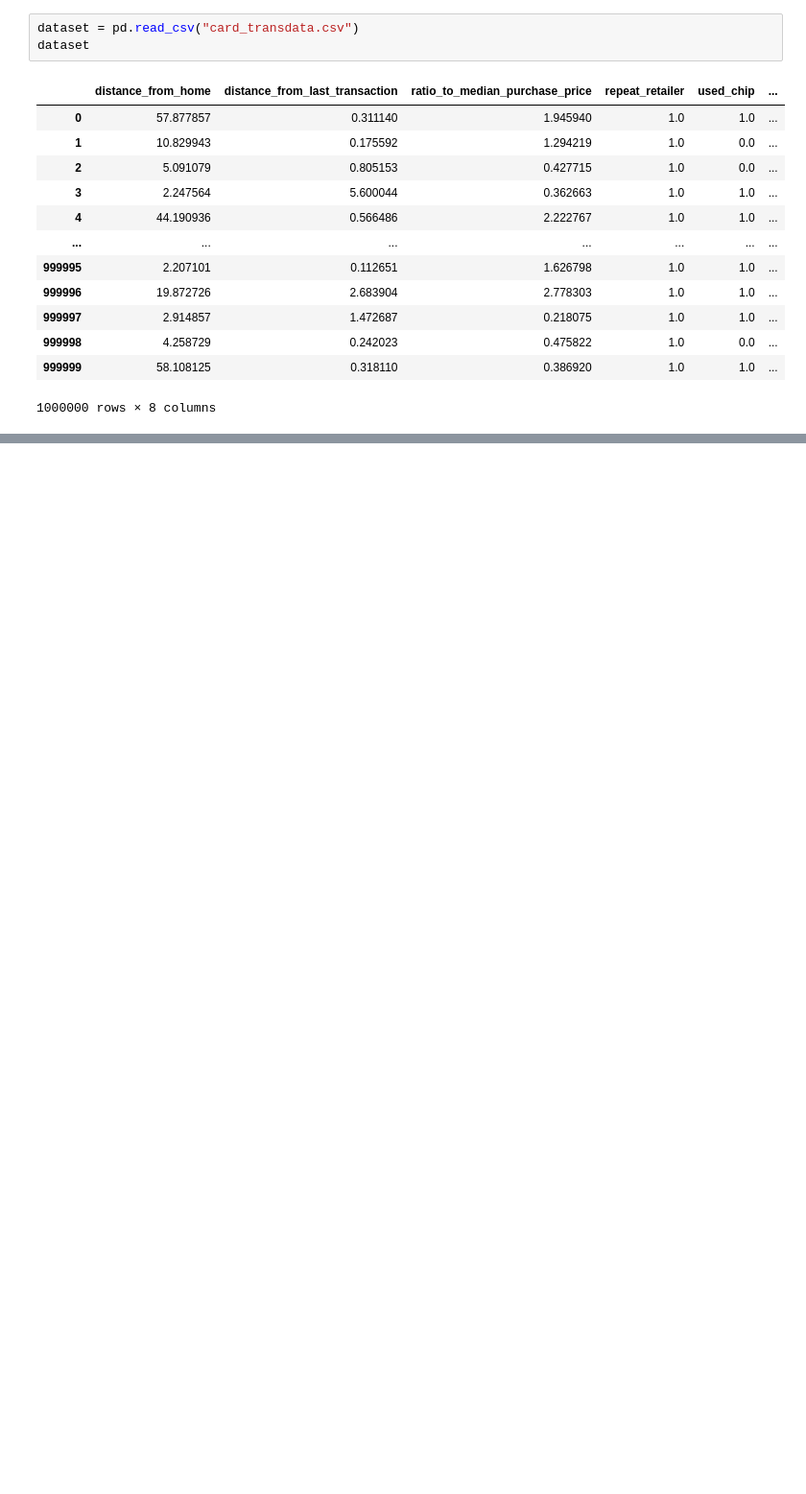
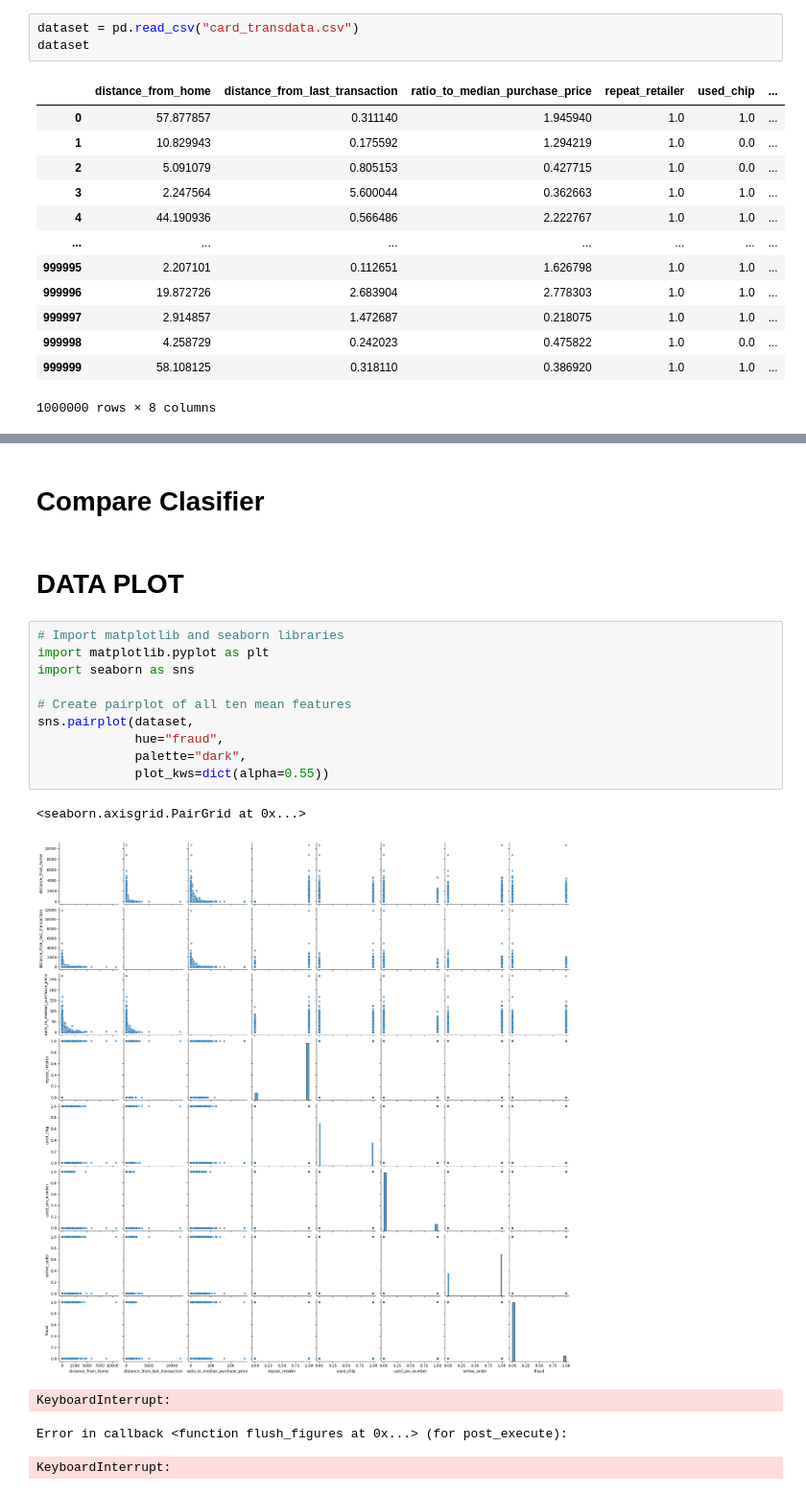
Before and after one commit to lamoincl/ml-credit-card-fraud, a Jupyter notebook: Project.ipynb, the cells around one changed output, grey strips where cells are left out. Shown at 96% size. Cells and saved outputs as stored; diff of their text form; blank space fills up the shorter version.

```diff
--- a/Project.ipynb
+++ b/Project.ipynb
@@ -97,0 +148,20 @@ for feature in dataset.loc[:, dataset.columns != 'fraud']:
+# %% [markdown]
+# Compare Clasifier
+# %% [markdown]
+# DATA PLOT
+# %%
+# Import matplotlib and seaborn libraries
+import matplotlib.pyplot as plt
+import seaborn as sns
+
+# Create pairplot of all ten mean features
+sns.pairplot(dataset,
+             hue="fraud",
+             palette="dark",
+             plot_kws=dict(alpha=0.55))
+# %% [output]
+<seaborn.axisgrid.PairGrid at 0x...>
+[figure, added]
+KeyboardInterrupt:
+Error in callback <function flush_figures at 0x...> (for post_execute):
+KeyboardInterrupt:
```
Also changed, not shown: parts of 21 cells of this notebook.
